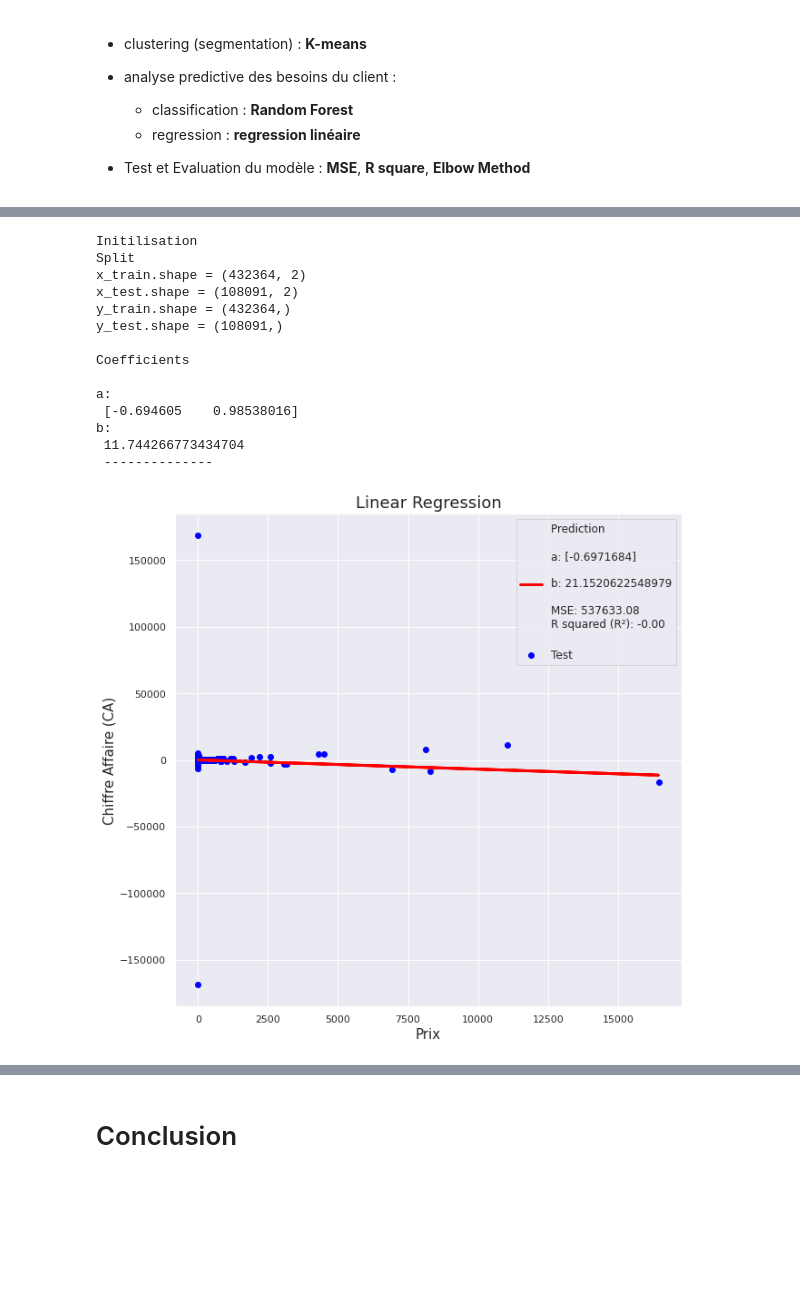
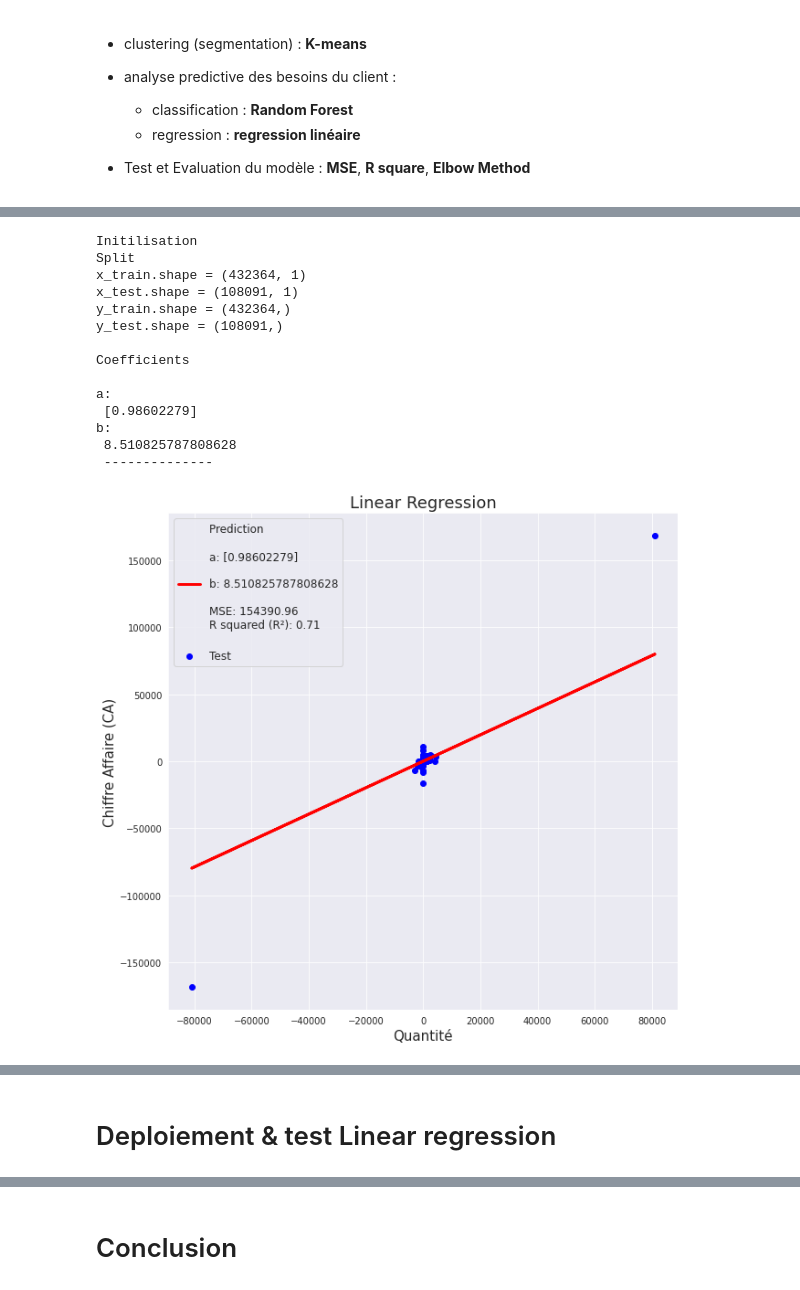
Before and after one commit to lmlouis/IntroductionIA, a Jupyter notebook: Customer_Segmentation.ipynb, the cells around one changed output, grey strips where cells are left out. Drawn from its saved outputs; the diff is of its cells as text; code cells hidden in the pictures; blank space fills up the shorter version.

```diff
--- a/Customer_Segmentation.ipynb
+++ b/Customer_Segmentation.ipynb
@@ -381,0 +525,17 @@ Name: Chiffre Affaire (CA), dtype: float64
+# %%
+data = data.drop(columns="Unnamed: 0")
+# %%
+#@title remplacer Mois par
+data['Numero Mois'] = data['Mois'].replace({"November":11,
+"December":12,
+"October":10,
+"September":9,
+"July":6,
+"May":5,
+"June":6,
+"March":3,
+"August":8,
+"January":1,
+"April":4,
+"February":2})
+data.head()
@@ -548,6 +771,6 @@ sns.scatter(data=data, x="Quantité", y="Chiffre Affaire (CA)")
 * Test et Evaluation du modèle : **MSE**, **R square**, **Elbow Method**
 # %%
 #@title Features Selections
-dataframe = data[["Prix","Quantité","Chiffre Affaire (CA)"]]
+dataframe = data[["Latitude","Longitude","Prix","Quantité","Numero Mois","Chiffre Affaire (CA)"]]
 dataframe.head()
 # %% [output]
@@ -636,0 +847,3 @@ interactive(children=(IntSlider(value=5, continuous_update=False, description='K
+# %%
+sns.set_style('darkgrid')
+sns.lmplot(x = 'Latitude',y = 'Longitude',data=X, hue='cluster_label',palette='magma_r',size=6,aspect=1,fit_reg=False)
@@ -639,7 +953,7 @@ interactive(children=(IntSlider(value=5, continuous_update=False, description='K
 
 
 print(f"Initilisation")
-features = ["Prix","Quantité"]
+features = ["Quantité"]
 x = dataframe[features]
 target= "Chiffre Affaire (CA)"
 y= dataframe[target]
@@ -682,35 +996,35 @@ for cat in features:
   text_legend += "\n"
   text_legend += f"a: {model.coef_}\n"
   text_legend += "\n"
   text_legend += f"b: {model.intercept_}\n"
   text_legend += "\n"
   text_legend += "MSE: %.2f " % round(mean_squared_error(y_test,predicted), 2)
   text_legend += "\n"
   text_legend += "R squared (R²): %.2f" % round(r2_score(y_test,predicted), 2)
   text_legend += "\n"
 
   # graph
   plt.figure(figsize=(10,10))
   plt.scatter(xtest, y_test, color="blue", label ='Test')
   plt.plot(xtest, predicted, color="red", linewidth=3, label =f'Prediction {text_legend}')
   plt.title("Linear Regression", fontsize = 18)
   plt.ylabel(target, fontsize = 15)
   plt.xlabel(xtest.columns[0], fontsize = 15)
   plt.legend(fontsize = 12)
   plt.show()
 # %% [output]
 Initilisation
 Split
-x_train.shape = (432364, 2)
-x_test.shape = (108091, 2)
+x_train.shape = (432364, 1)
+x_test.shape = (108091, 1)
 y_train.shape = (432364,)
 y_test.shape = (108091,)
 
 Coefficients
 
 a:
- [-0.694605    0.98538016]
+ [0.98602279]
 b:
- 11.744266773434704
+ 8.510825787808628
  --------------
-[figure, old version]
+[figure, new version]
@@ -717,0 +1031,2 @@ b:
+# %% [markdown]
+# Deploiement & test Linear regression
```
Also changed, not shown: parts of 52 cells of this notebook.
